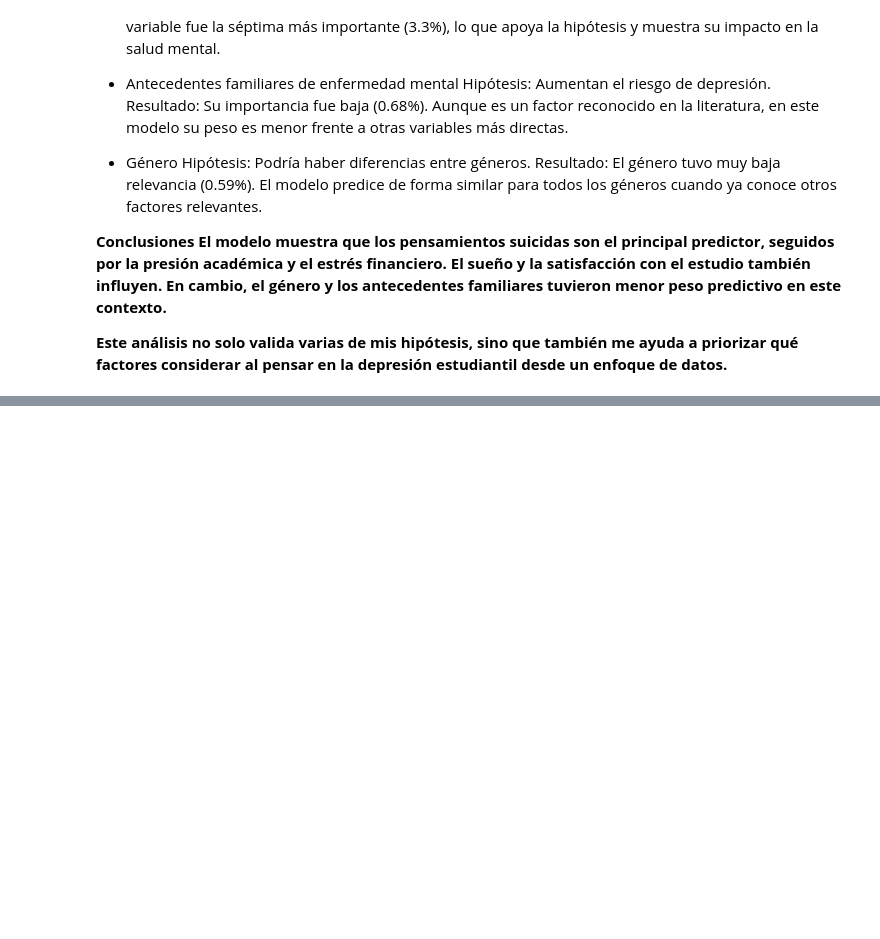
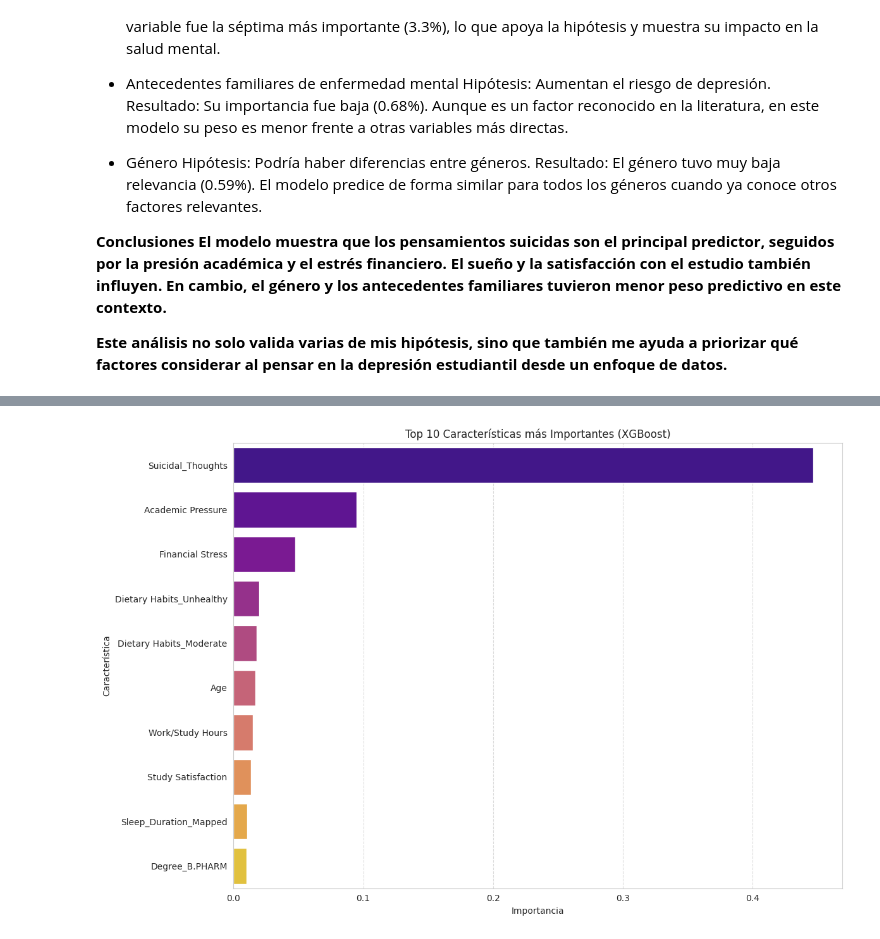
Before and after one commit to FlorMauves/ProyectoData2-StudentDepression-FlorenciaMauvesinTogel, a Jupyter notebook: ProyectoData2_StudenDepression_FlorenciaMauvesinTogel_ipynb.ipynb, the cells around one changed output, grey strips where cells are left out. Cells and saved outputs as stored; diff of their text form; code cells hidden in the pictures; blank space fills up the shorter version.

```diff
--- a/ProyectoData2_StudenDepression_FlorenciaMauvesinTogel_ipynb.ipynb
+++ b/ProyectoData2_StudenDepression_FlorenciaMauvesinTogel_ipynb.ipynb
@@ -1771,0 +1901,15 @@ Resultado: El género tuvo muy baja relevancia (0.59%). El modelo predice de for
+# %%
+# Obtener la importancia de las características del modelo XGBoost
+feature_importances = xgb_model.feature_importances_
+
+# Obtener los nombres de las columnas de X_train
+feature_names = X_train.columns
+
+# Crear un DataFrame para organizar y visualizar la importancia
+importance_df = pd.DataFrame({'Feature': feature_names, 'Importance': feature_importances})
+
+# Ordenar las características por importancia de forma descendente
+importance_df = importance_df.sort_values(by='Importance', ascending=False)
+
+print("Top 15 Características más Importantes (XGBoost):")
+print(importance_df.head(15))
@@ -1771,0 +1934,13 @@ Resultado: El género tuvo muy baja relevancia (0.59%). El modelo predice de for
+# %%
+# Visualizar las características más importantes del modelo XGBoost
+plt.figure(figsize=(12, 8))
+sns.barplot(x='Importance', y='Feature', data=importance_df.head(10),
+            hue='Feature', palette='plasma', legend=False)
+plt.title('Top 10 Características más Importantes (XGBoost)')
+plt.xlabel('Importancia')
+plt.ylabel('Característica')
+plt.grid(axis='x', linestyle='--', alpha=0.7)
+plt.tight_layout()
+plt.show()
+# %% [output]
+[figure, added]
```
Also changed, not shown: parts of 22 cells of this notebook.
